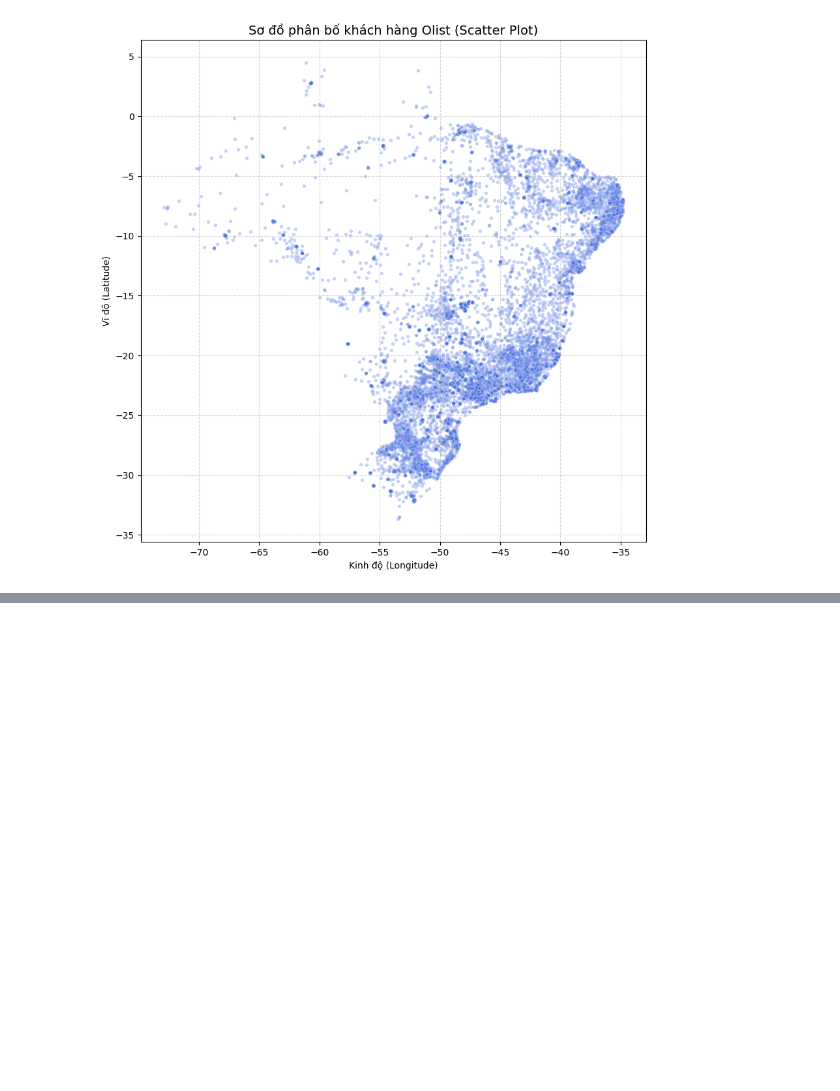
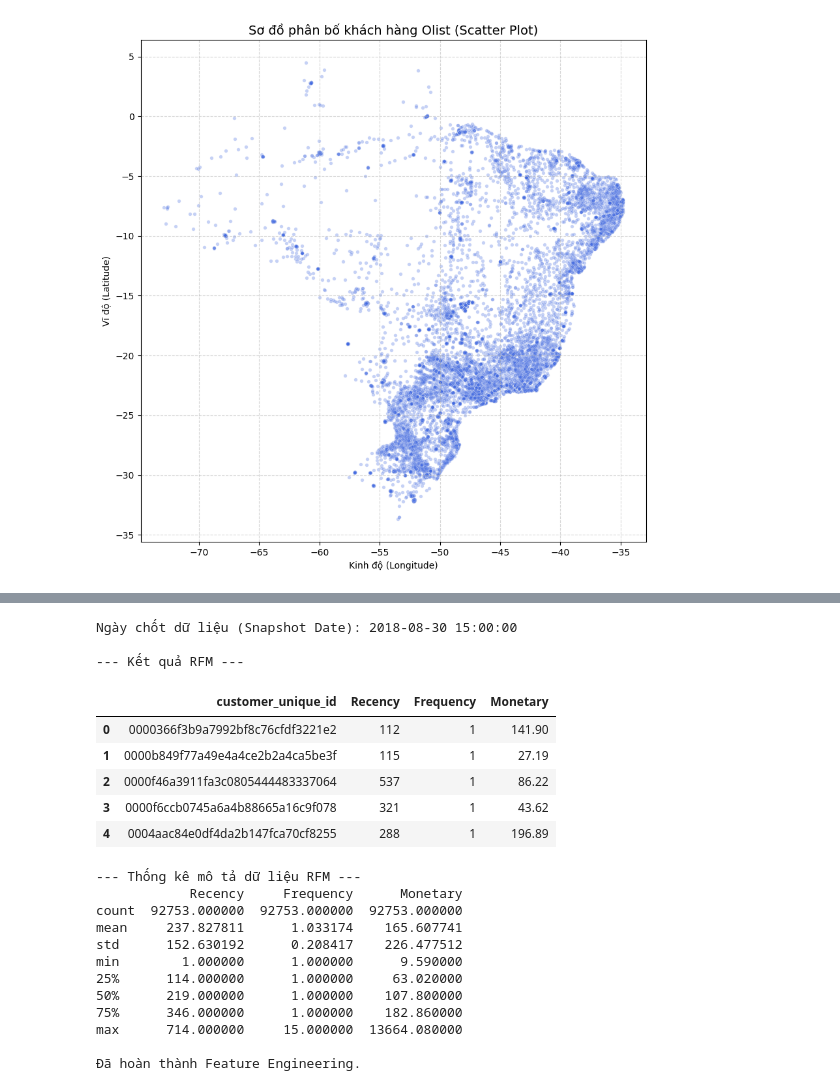
Before and after one commit to bhuukhang/sgu25_data_mining, a Jupyter notebook: DoAn_CuoiKy_Olist/notebooks/EDA_Clustering.ipynb, the cells around one changed output, grey strips where cells are left out. Cells and saved outputs as stored; diff of their text form; code cells hidden in the pictures; blank space fills up the shorter version.

```diff
--- a/DoAn_CuoiKy_Olist/notebooks/EDA_Clustering.ipynb
+++ b/DoAn_CuoiKy_Olist/notebooks/EDA_Clustering.ipynb
@@ -154,0 +274,47 @@ Hãy mở thư mục chứa code và mở file .html vừa tạo để xem bản
+# %%
+# Xác định ngày chốt dữ liệu (Snapshot Date) = Ngày cuối cùng trong dữ liệu + 1 ngày
+max_date = df_master['order_purchase_timestamp'].max() + dt.timedelta(days=1)
+print(f"Ngày chốt dữ liệu (Snapshot Date): {max_date}")
+
+# Tính toán RFM
+# Groupby theo Khách hàng (customer_unique_id)
+rfm_df = df_master.groupby('customer_unique_id').agg({
+    'order_purchase_timestamp': lambda x: (max_date - x.max()).days, # Recency
+    'order_id': 'nunique',                                           # Frequency (Dùng nunique để đếm số đơn không trùng)
+    'total_value': 'sum'                                             # Monetary
+}).reset_index()
+
+# Đổi tên cột
+rfm_df.columns = ['customer_unique_id', 'Recency', 'Frequency', 'Monetary']
+
+# Kiểm tra kết quả
+print("\n--- Kết quả RFM ---")
+display(rfm_df.head())
+print("\n--- Thống kê mô tả dữ liệu RFM ---")
+print(rfm_df.describe())
+
+# Xuất file CSV (dữ liệu đầu vào cho mô hình K-Means Clustering)
+rfm_df.to_csv('rfm_data.csv', index=False)
+print("\nĐã hoàn thành Feature Engineering.")
+# %% [output]
+Ngày chốt dữ liệu (Snapshot Date): 2018-08-30 15:00:00
+
+--- Kết quả RFM ---
+|  | customer_unique_id | Recency | Frequency | Monetary |
+| 0 | 0000366f3b9a7992bf8c76cfdf3221e2 | 112 | 1 | 141.90 |
+| 1 | 0000b849f77a49e4a4ce2b2a4ca5be3f | 115 | 1 | 27.19 |
+| 2 | 0000f46a3911fa3c0805444483337064 | 537 | 1 | 86.22 |
+| 3 | 0000f6ccb0745a6a4b88665a16c9f078 | 321 | 1 | 43.62 |
+| 4 | 0004aac84e0df4da2b147fca70cf8255 | 288 | 1 | 196.89 |
+--- Thống kê mô tả dữ liệu RFM ---
+            Recency     Frequency      Monetary
+count  92753.000000  92753.000000  92753.000000
+mean     237.827811      1.033174    165.607741
+std      152.630192      0.208417    226.477512
+min        1.000000      1.000000      9.590000
+25%      114.000000      1.000000     63.020000
+50%      219.000000      1.000000    107.800000
+75%      346.000000      1.000000    182.860000
+max      714.000000     15.000000  13664.080000
+
+Đã hoàn thành Feature Engineering.
```
Also changed, not shown: parts of 15 cells of this notebook.
